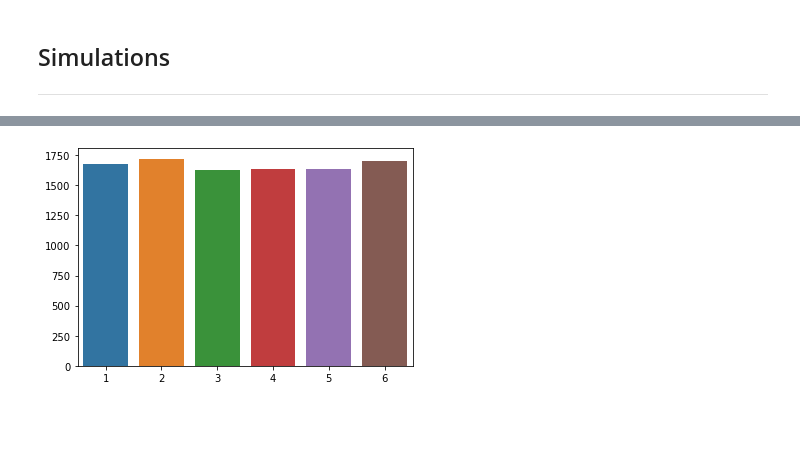
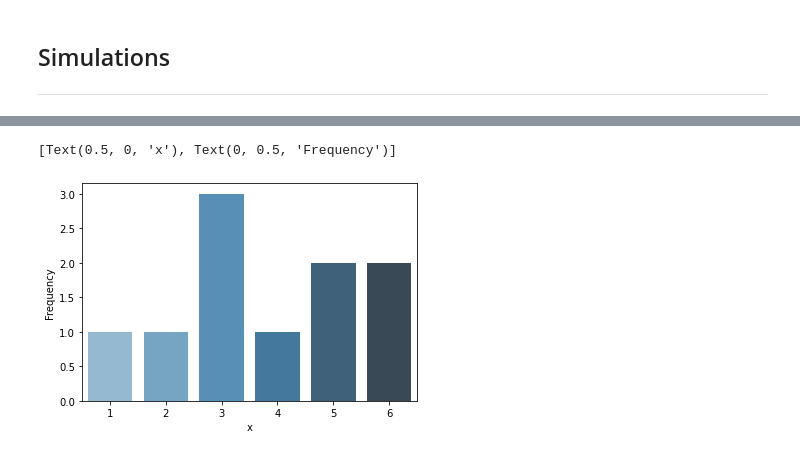
Before and after one commit to ljk233/AutomatingM248, a Jupyter notebook: notebooks/A05_SamplesModelsDiscreteData.ipynb, the cells around one changed output, grey strips where cells are left out. Saved outputs shown, nothing was run; the diff lists cells and outputs as text; code cells hidden in the pictures; blank space fills up the shorter version.

```diff
--- a/notebooks/A05_SamplesModelsDiscreteData.ipynb
+++ b/notebooks/A05_SamplesModelsDiscreteData.ipynb
@@ -34,5 +42,8 @@ roll1000 = p.simulateDieRolls(1000)
-# %%
-# rolling 10000 times
-roll10000 = p.simulateDieRolls(10000)
-# %% [output]
-[figure, removed]
+# %%
+# rolling 10 times
+r = stats.randint.rvs(low=1, high=7, size=10)
+ax2 = sns.countplot(x=r, palette="Blues_d")
+ax2.set(xlabel='x', ylabel='Frequency')
+# %% [output]
+[Text(0.5, 0, 'x'), Text(0, 0.5, 'Frequency')]
+[figure, added]
```
Also changed, not shown: parts of 11 cells of this notebook.
